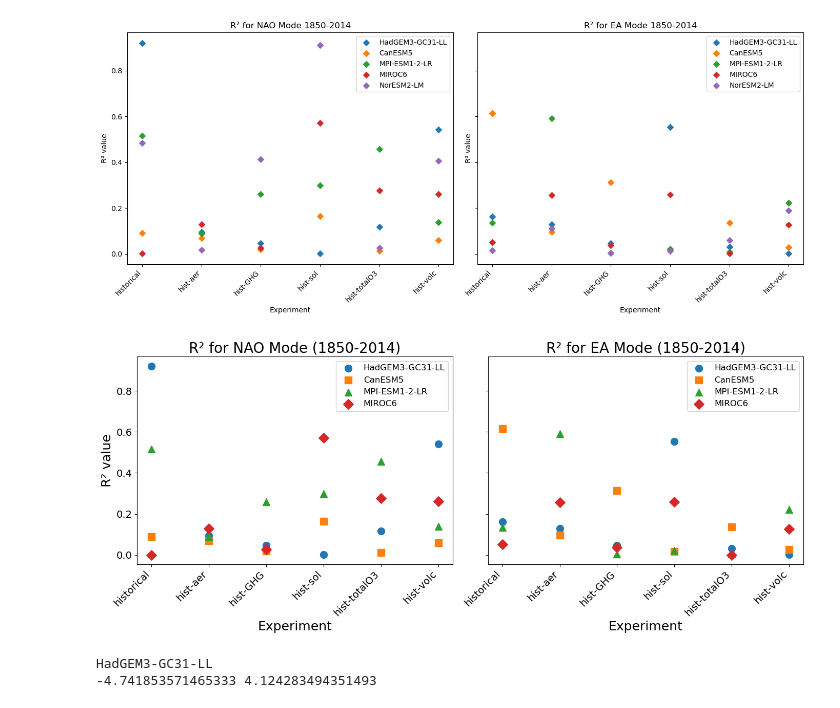
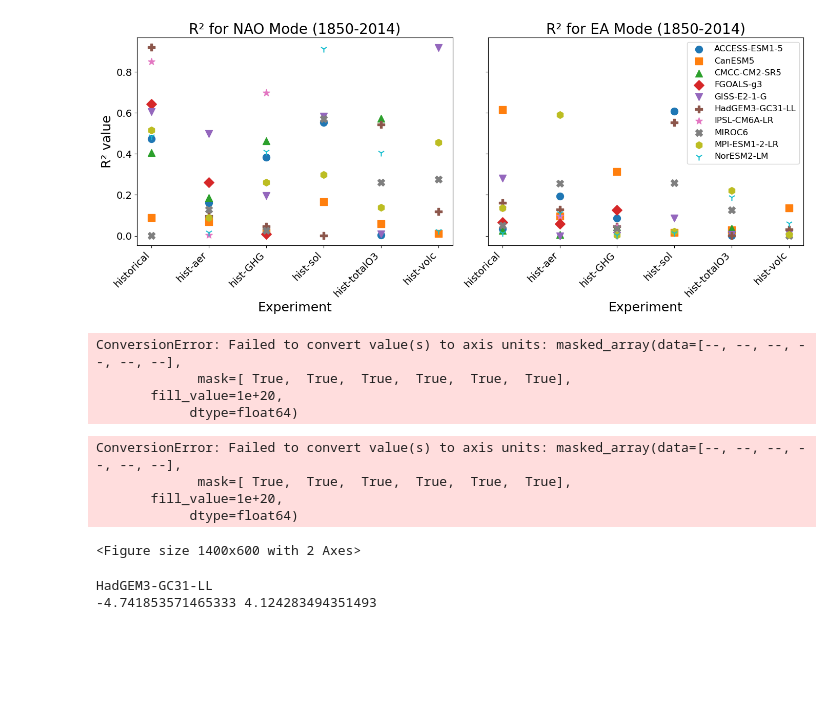
Before and after one commit to slbennie/scripts_trend_projections, a Jupyter notebook: trend_projection/Plotting_R2_reg_maps.ipynb, the cells around one changed output. Saved outputs shown, nothing was run; the diff lists cells and outputs as text; code cells hidden in the pictures; blank space fills up the shorter version.

Commit message:
14/08/2025 - Pattern similarity between EOF and regression maps. Finished runs of calc-spat-mean-trend_proj scripts

```diff
--- a/trend_projection/Plotting_R2_reg_maps.ipynb
+++ b/trend_projection/Plotting_R2_reg_maps.ipynb
@@ -20,12 +21,21 @@ def load_trend_data(variable, model, experiment, period):
     lon_range = slice(-90, 40)
 
     filepath = f"{base_dir}/trend_calc_LESFMIP/linear_regression/NAO/{experiment}/{model}/psl_mon_{experiment}_{model}_DJF_linear_trend_{period}_stats.nc"
+    if not os.path.exists(filepath):
+        print(f"File not found: {filepath}, skipping...")
+        return None  # return None if file is missing
+
     return xr.open_dataset(filepath).sel(lat=lat_range, lon=lon_range) * conversion_factor
 
 def load_proj_or_resid_data(variable, result, mode, model, experiment, period):
     #loads in the projected or residual data
     #mode is NAO/EA, result is proj/res
     filepath = f"{base_dir}/projection_indicies/NAtlantic_forced_trends/{experiment}/{model}/psl_mon_{experiment}_{model}_DJF_{mode}_{result}_{period}.nc"
+
+    if not os.path.exists(filepath):
+        print(f"File not found: {filepath}, skipping...")
+        return None
+
     return xr.open_dataset(filepath)
 
 def load_reg_pattern(mode, model, experiment, period):
@@ -49,7 +59,7 @@ period = '1850-2015'
 period_title = '1850-2014'
 
 #creating lists for models, exp and modes.
-models = ['HadGEM3-GC31-LL', 'CanESM5', 'MPI-ESM1-2-LR', 'MIROC6', 'NorESM2-LM']
+models = ['ACCESS-ESM1-5', 'CanESM5', 'CMCC-CM2-SR5', 'FGOALS-g3', 'GISS-E2-1-G', 'HadGEM3-GC31-LL', 'IPSL-CM6A-LR', 'MIROC6', 'MPI-ESM1-2-LR', 'NorESM2-LM']
 experiments = ['historical', 'hist-aer', 'hist-GHG', 'hist-sol', 'hist-totalO3', 'hist-volc']
 modes = ['NAO', 'EA']
 
@@ -59,12 +69,18 @@ r2_array = np.full((len(models), len(experiments), len(modes)), np.nan)
 
 for i_m, m in enumerate(models):
     #loading in the data
+    # skip if any dataset is missing
+
     trend_data = {e: load_trend_data('psl', m, e, period) for e in experiments}
     proj_data_NAO = {e: load_proj_or_resid_data('psl', 'projection', 'NAO', m, e, period) for e in experiments}
     proj_data_EA  = {e: load_proj_or_resid_data('psl', 'projection', 'EA', m, e, period) for e in experiments}
 
     #finding the r^2 values
     for i_e, e in enumerate(experiments):
+        if trend_data[e] is None or proj_data_NAO[e] is None or proj_data_EA[e] is None:
+            print(f"Skipping {m} {e} due to missing file")
+            continue
+
         trend_array = trend_data[e]['slope'].values.flatten()
         trend_total_variance = np.sum(trend_array ** 2)
 
@@ -94,29 +128,43 @@ r2_scores = xr.DataArray(
 # %%
-#plotting the R^2
 modes = ['NAO', 'EA']
 models = r2_scores.coords['model'].values
 experiments = r2_scores.coords['experiment'].values
+
+marker_styles = ['o', 's', '^', 'D', 'v', 'P', '*', 'X', 'h', '1']
+model_markers = {model: marker_styles[i % len(marker_styles)] for i, model in enumerate(models)}
 
 fig, axes = plt.subplots(1, 2, figsize=(14, 6), sharey=True)
 
 for i, mode in enumerate(modes):
     ax = axes[i]
     for model in models:
-        # Extract r2 for this mode and model for all experiments
+        # Extract r² values
         y = r2_scores.sel(model=model, mode=mode).values
-        ax.scatter(experiments, y, marker='D', label=model)
 
-    ax.set_title(f"R² for {mode} Mode {period_title}")
-    ax.set_xlabel("Experiment")
-    ax.set_ylabel("R² value")
-    ax.set_xticklabels(experiments, rotation=45, ha='right')
-    ax.legend()
+        # Skip nan values
+        x = np.array(experiments)
+        mask = ~np.isnan(y)
+        x_masked = x[mask]
+        y_masked = y[mask]
+
+        ax.scatter(x_masked, y_masked, marker=model_markers[model], label=model, s=100)
+
+    ax.set_title(f"R² for {mode} Mode ({period_title})", fontsize=20)
+    if i==0:
+        ax.set_ylabel("R² value", fontsize=18)
+    if i==1:
+        ax.legend(loc='upper right', fontsize=12)
+    ax.set_xlabel("Experiment", fontsize=18)
+    ax.set_xticks(range(len(experiments)))
+    ax.set_xticklabels(experiments, rotation=45, ha='right', fontsize=14)
+    ax.tick_params(axis='y', labelsize=14)
+
 
 plt.tight_layout()
 plt.savefig('Figures/R2_all_models.png', bbox_inches='tight')
 plt.show()
 # %% [output]
-[figure, old version]
+[figure, new version]
 # %%
 modes = ['NAO', 'EA']
 models = r2_scores.coords['model'].values
@@ -151,7 +199,15 @@ plt.tight_layout()
 plt.savefig('Figures/R2_all_models.png', bbox_inches='tight')
 plt.show()
 # %% [output]
-[figure, removed]
+ConversionError: Failed to convert value(s) to axis units: masked_array(data=[--, --, --, --, --, --],
+             mask=[ True,  True,  True,  True,  True,  True],
+       fill_value=1e+20,
+            dtype=float64)
+ConversionError: Failed to convert value(s) to axis units: masked_array(data=[--, --, --, --, --, --],
+             mask=[ True,  True,  True,  True,  True,  True],
+       fill_value=1e+20,
+            dtype=float64)
+<Figure size 1400x600 with 2 Axes>
 # %%
 fig, ax = plt.subplots(nrows=1, ncols=2, figsize=(25,8), subplot_kw={'projection': ccrs.PlateCarree()})
 cmap = 'seismic'
```
Also changed, not shown: parts of 2 cells of this notebook, 11 other files.
